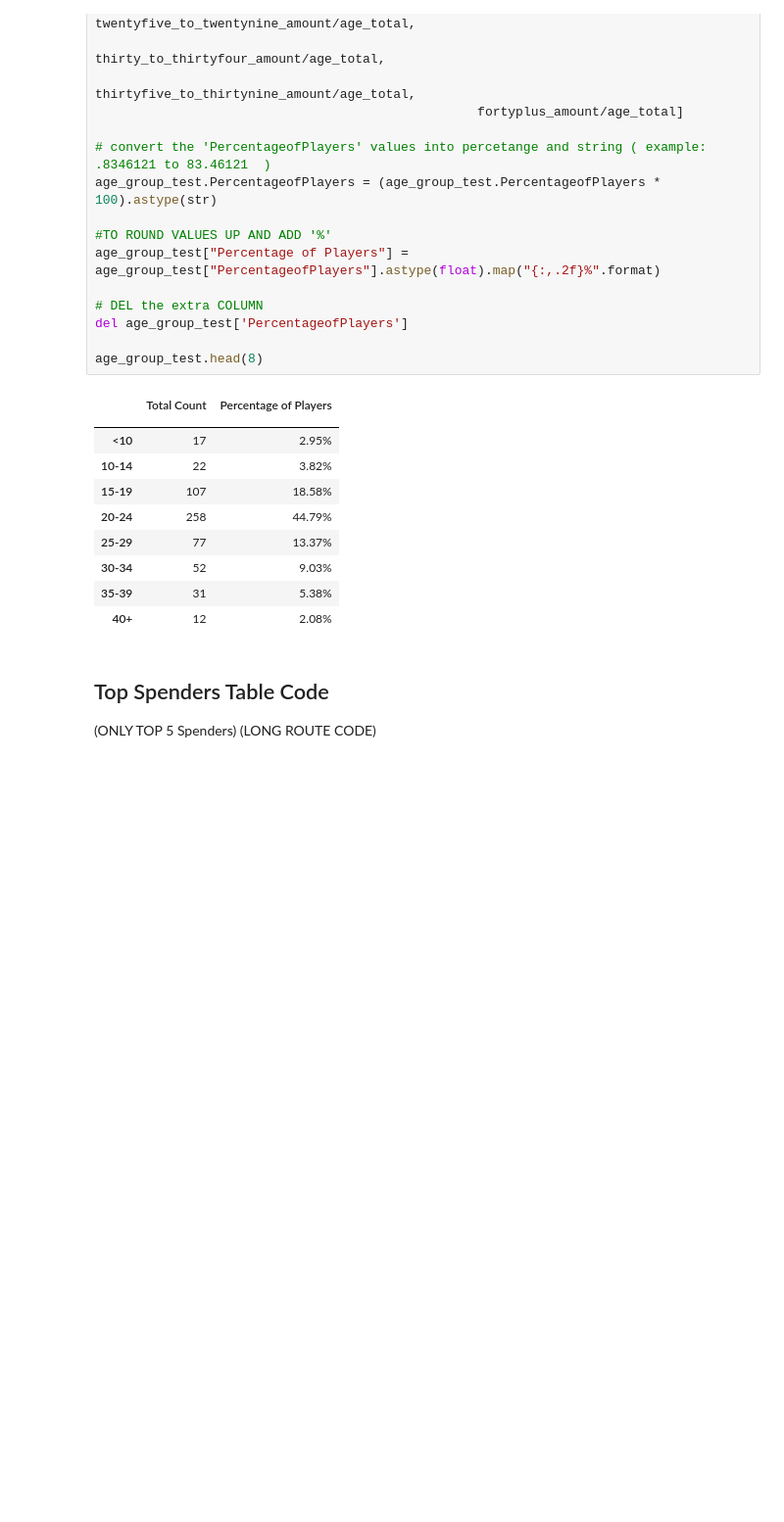
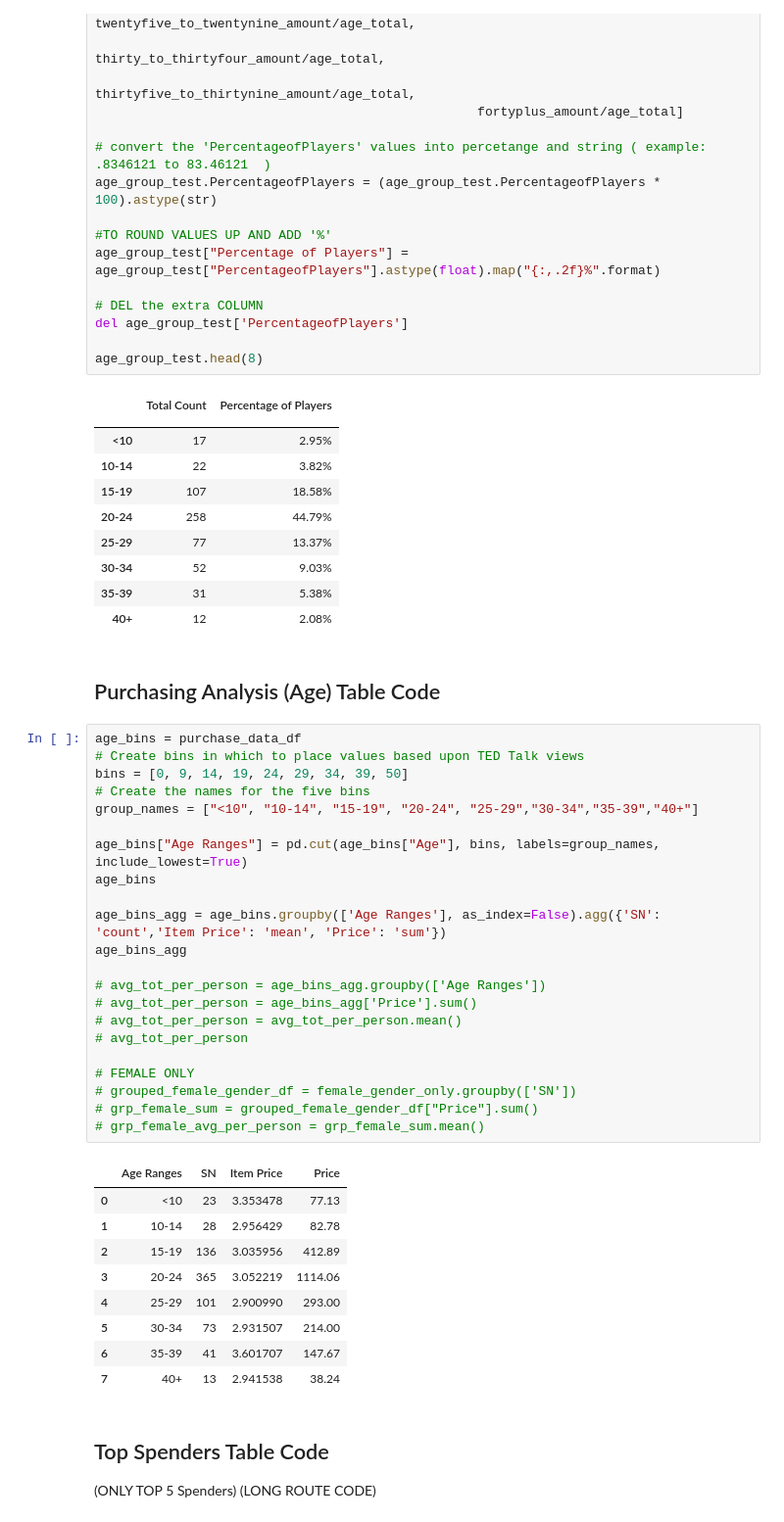
Before and after one commit to samuelroiz/DA_Heroes_Of_Pymoli, a Jupyter notebook: Code/Data_H_o_F.ipynb, the cells around one changed output. Shown at 98% size. Drawn from its saved outputs; the diff is of its cells as text; blank space fills up the shorter version.

Commit message:
Added images. Finished code except one table. Need one more column to be finished.

```diff
--- a/Code/Data_H_o_F.ipynb
+++ b/Code/Data_H_o_F.ipynb
@@ -398,6 +399,40 @@ age_group_test.head(8)
 | 30-34 | 52 | 9.03% |
 | 35-39 | 31 | 5.38% |
 | 40+ | 12 | 2.08% |
+# %% [markdown]
+## Purchasing Analysis (Age) Table Code
+# %%
+age_bins = purchase_data_df
+# Create bins in which to place values based upon TED Talk views
+bins = [0, 9, 14, 19, 24, 29, 34, 39, 50]
+# Create the names for the five bins
+group_names = ["<10", "10-14", "15-19", "20-24", "25-29","30-34","35-39","40+"]
+
+age_bins["Age Ranges"] = pd.cut(age_bins["Age"], bins, labels=group_names, include_lowest=True)
+age_bins
+
+age_bins_agg = age_bins.groupby(['Age Ranges'], as_index=False).agg({'SN': 'count','Item Price': 'mean', 'Price': 'sum'})
+age_bins_agg
+
+# avg_tot_per_person = age_bins_agg.groupby(['Age Ranges'])
+# avg_tot_per_person = age_bins_agg['Price'].sum()
+# avg_tot_per_person = avg_tot_per_person.mean()
+# avg_tot_per_person
+
+# FEMALE ONLY
+# grouped_female_gender_df = female_gender_only.groupby(['SN'])
+# grp_female_sum = grouped_female_gender_df["Price"].sum()
+# grp_female_avg_per_person = grp_female_sum.mean()
+# %% [output]
+|  | Age Ranges | SN | Item Price | Price |
+| 0 | <10 | 23 | 3.353478 | 77.13 |
+| 1 | 10-14 | 28 | 2.956429 | 82.78 |
+| 2 | 15-19 | 136 | 3.035956 | 412.89 |
+| 3 | 20-24 | 365 | 3.052219 | 1114.06 |
+| 4 | 25-29 | 101 | 2.900990 | 293.00 |
+| 5 | 30-34 | 73 | 2.931507 | 214.00 |
+| 6 | 35-39 | 41 | 3.601707 | 147.67 |
+| 7 | 40+ | 13 | 2.941538 | 38.24 |
 # %% [markdown]
 ## Top Spenders Table Code
 (ONLY TOP 5 Spenders) (LONG ROUTE CODE)
```
Also changed, not shown: parts of 6 cells of this notebook, 9 other files.
